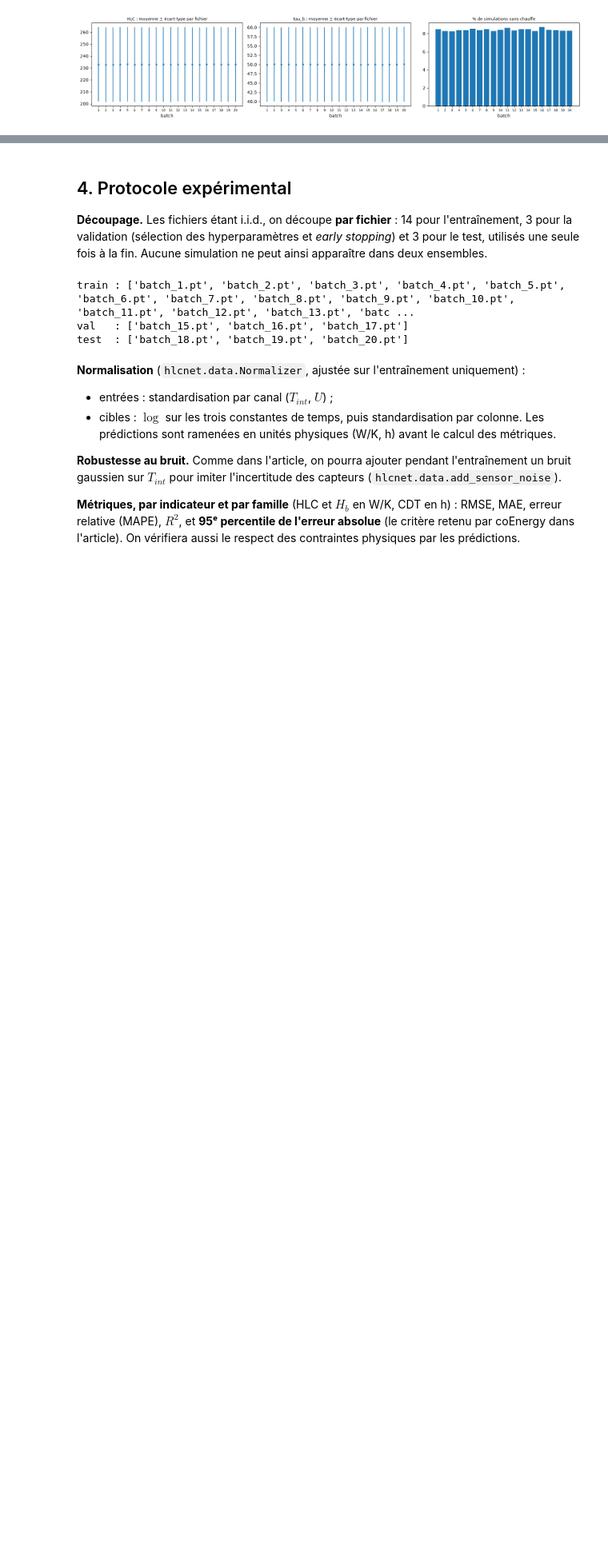
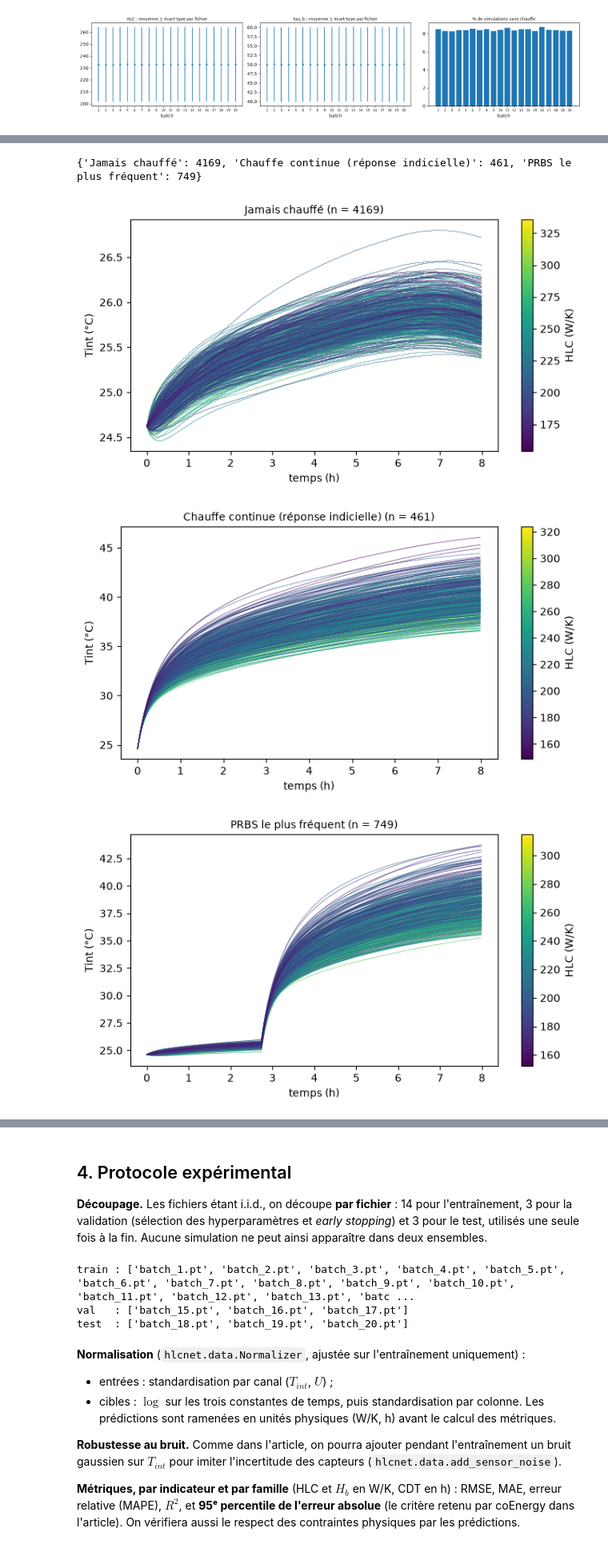
Before and after one commit to Fareshd049/coenergy-assessment, a Jupyter notebook: notebooks/report.ipynb, the cells around one changed output, grey strips where cells are left out. Shown at 80% size. Drawn from its saved outputs; the diff is of its cells as text; code cells hidden in the pictures; blank space fills up the shorter version.

```diff
--- a/notebooks/report.ipynb
+++ b/notebooks/report.ipynb
@@ -258,0 +273,9 @@ Les 20 fichiers sont **statistiquement indiscernables** : la moyenne du HLC vari
+# %%
+u_eda = eda.x[..., 1]
+group, sizes = group_identical_excitations(u_eda)
+in_shared = sizes[group] >= 2
+print(f"{sizes.numel()} excitations distinctes pour {len(eda)} simulations")
+print(f"Simulations partageant leur excitation avec au moins une autre : {in_shared.float().mean():.1%}")
+print(f"Groupes de taille >= 50 : {(sizes >= 50).sum().item()}")
+groups_tbl = excitation_groups_table(u_eda, group, sizes, top=15)
+groups_tbl
@@ -258,0 +302,24 @@ Les 20 fichiers sont **statistiquement indiscernables** : la moyenne du HLC vari
+# %%
+def first_group(kind: str) -> int | None:
+    rows = groups_tbl[groups_tbl["type"] == kind]
+    return int(rows["groupe"].iloc[0]) if len(rows) else None
+
+chosen = {
+    "Jamais chauffé": first_group("jamais chauffé"),
+    "Chauffe continue (réponse indicielle)": first_group("chauffe continue"),
+    "PRBS le plus fréquent": first_group("PRBS"),
+}
+# a correlation needs enough buildings: keep groups with at least 30 simulations
+chosen = {k: g for k, g in chosen.items() if g is not None and sizes[g] >= 30}
+print({k: int(sizes[g]) for k, g in chosen.items()})
+
+timelines = {}
+for name, g in chosen.items():
+    m = group == g
+    plot_group_responses(eda.x[m, :, 0], eda.y[m], name)
+    timelines[f"{name} (n = {int(m.sum())})"] = information_timeline(eda.x[m, :, 0], eda.y[m])
+# %% [output]
+{'Jamais chauffé': 4169, 'Chauffe continue (réponse indicielle)': 461, 'PRBS le plus fréquent': 749}
+[figure, added]
+[figure, added]
+[figure, added]
```
Also changed, not shown: parts of 18 cells of this notebook, 4 other files.
